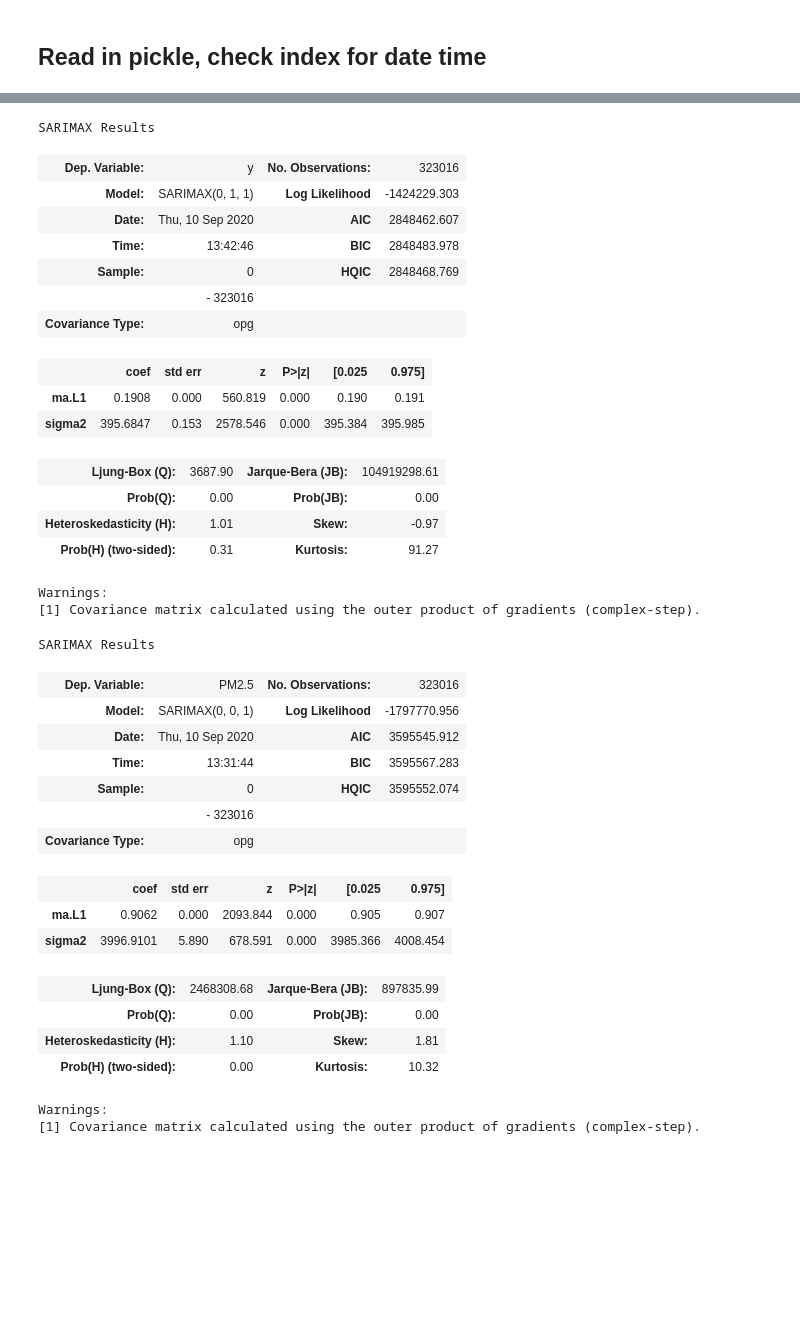
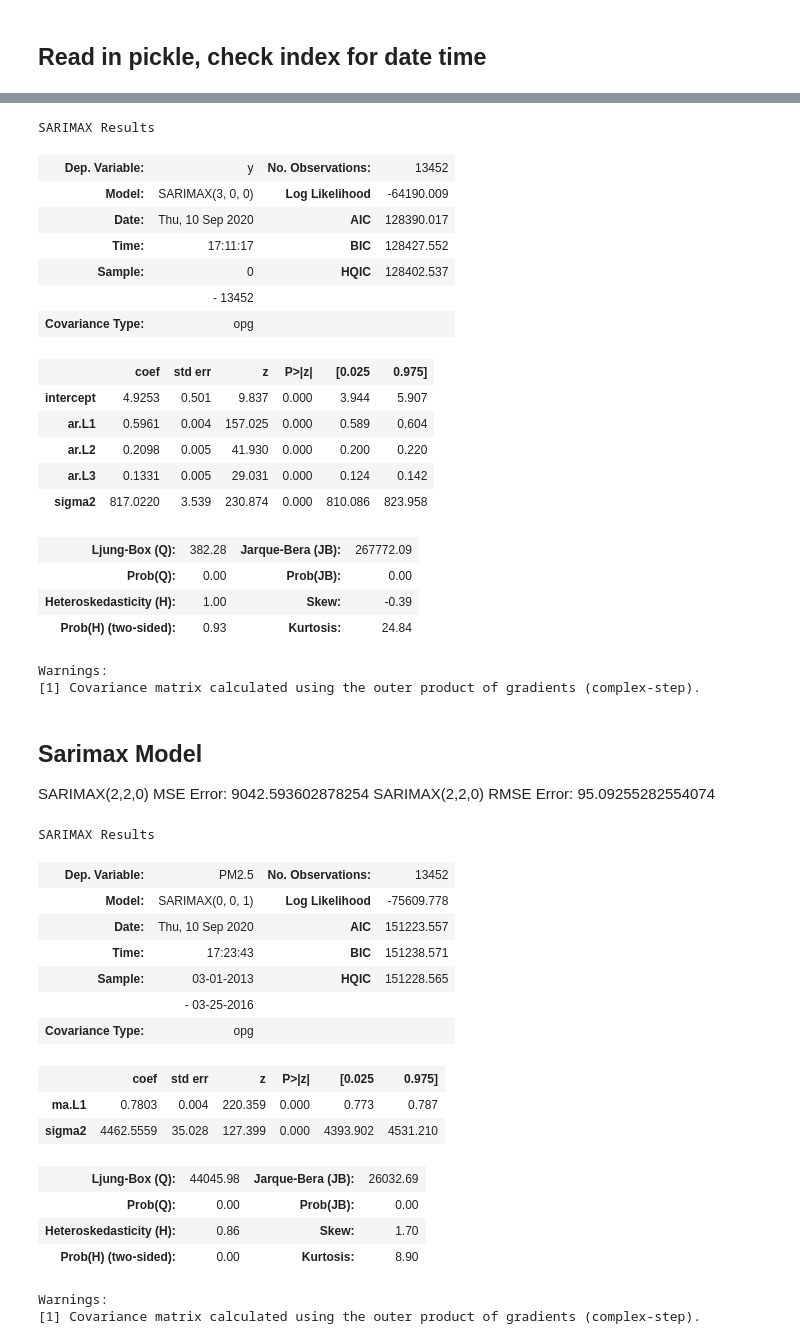
Before and after one commit to dolcikey/TimeSeriesForecasting_BeijingAirQuality, a Jupyter notebook: 003_Modeling.ipynb, the cells around one changed output, grey strips where cells are left out. Cells and saved outputs as stored; diff of their text form; code cells hidden in the pictures; blank space fills up the shorter version.

Commit message:
added Sarimax model

```diff
--- a/003_Modeling.ipynb
+++ b/003_Modeling.ipynb
@@ -62,7 +51,4 @@ DatetimeIndex(['2013-03-01 00:00:00', '2013-03-01 01:00:00',
 # %%
 train.index = pd.DatetimeIndex(train.index).to_period('D')
 test.index = pd.DatetimeIndex(test.index).to_period('D')
-# %%
-train = train.drop(columns=['station'], axis = 1)
-test = test.drop(columns=['station'], axis = 1)
 # %%
@@ -115,42 +134,50 @@ Performing stepwise search to minimize aic
 auto_arima(train['PM2.5'],seasonal=True).summary()
 # %% [output]
 SARIMAX Results
-| Dep. Variable: | y | No. Observations: | 323016 |
-| Model: | SARIMAX(0, 1, 1) | Log Likelihood | -1424229.303 |
-| Date: | Thu, 10 Sep 2020 | AIC | 2848462.607 |
-| Time: | 13:42:46 | BIC | 2848483.978 |
-| Sample: | 0 | HQIC | 2848468.769 |
-|  | - 323016 |  |  |
+| Dep. Variable: | y | No. Observations: | 13452 |
+| Model: | SARIMAX(3, 0, 0) | Log Likelihood | -64190.009 |
+| Date: | Thu, 10 Sep 2020 | AIC | 128390.017 |
+| Time: | 17:11:17 | BIC | 128427.552 |
+| Sample: | 0 | HQIC | 128402.537 |
+|  | - 13452 |  |  |
 | Covariance Type: | opg |  |  |
 |  | coef | std err | z | P>|z| | [0.025 | 0.975] |
-| ma.L1 | 0.1908 | 0.000 | 560.819 | 0.000 | 0.190 | 0.191 |
-| sigma2 | 395.6847 | 0.153 | 2578.546 | 0.000 | 395.384 | 395.985 |
+| intercept | 4.9253 | 0.501 | 9.837 | 0.000 | 3.944 | 5.907 |
+| ar.L1 | 0.5961 | 0.004 | 157.025 | 0.000 | 0.589 | 0.604 |
+| ar.L2 | 0.2098 | 0.005 | 41.930 | 0.000 | 0.200 | 0.220 |
+| ar.L3 | 0.1331 | 0.005 | 29.031 | 0.000 | 0.124 | 0.142 |
+| sigma2 | 817.0220 | 3.539 | 230.874 | 0.000 | 810.086 | 823.958 |
-| Ljung-Box (Q): | 3687.90 | Jarque-Bera (JB): | 104919298.61 |
+| Ljung-Box (Q): | 382.28 | Jarque-Bera (JB): | 267772.09 |
 | Prob(Q): | 0.00 | Prob(JB): | 0.00 |
-| Heteroskedasticity (H): | 1.01 | Skew: | -0.97 |
-| Prob(H) (two-sided): | 0.31 | Kurtosis: | 91.27 |
+| Heteroskedasticity (H): | 1.00 | Skew: | -0.39 |
+| Prob(H) (two-sided): | 0.93 | Kurtosis: | 24.84 |
 Warnings:
 [1] Covariance matrix calculated using the outer product of gradients (complex-step).
+# %% [markdown]
+## Sarimax Model
+
+SARIMAX(2,2,0) MSE Error:  9042.593602878254
+SARIMAX(2,2,0) RMSE Error:  95.09255282554074
 # %%
-model_PM = SARIMAX(train['PM2.5'],order=(0,0,1))
-results = model_PM.fit()
+model_SARIMAX = SARIMAX(train['PM2.5'],order=(0,0,1))
+results = model_SARIMAX.fit()
 results.summary()
 # %% [output]
 SARIMAX Results
-| Dep. Variable: | PM2.5 | No. Observations: | 323016 |
-| Model: | SARIMAX(0, 0, 1) | Log Likelihood | -1797770.956 |
-| Date: | Thu, 10 Sep 2020 | AIC | 3595545.912 |
-| Time: | 13:31:44 | BIC | 3595567.283 |
-| Sample: | 0 | HQIC | 3595552.074 |
-|  | - 323016 |  |  |
+| Dep. Variable: | PM2.5 | No. Observations: | 13452 |
+| Model: | SARIMAX(0, 0, 1) | Log Likelihood | -75609.778 |
+| Date: | Thu, 10 Sep 2020 | AIC | 151223.557 |
+| Time: | 17:23:43 | BIC | 151238.571 |
+| Sample: | 03-01-2013 | HQIC | 151228.565 |
+|  | - 03-25-2016 |  |  |
 | Covariance Type: | opg |  |  |
 |  | coef | std err | z | P>|z| | [0.025 | 0.975] |
-| ma.L1 | 0.9062 | 0.000 | 2093.844 | 0.000 | 0.905 | 0.907 |
-| sigma2 | 3996.9101 | 5.890 | 678.591 | 0.000 | 3985.366 | 4008.454 |
+| ma.L1 | 0.7803 | 0.004 | 220.359 | 0.000 | 0.773 | 0.787 |
+| sigma2 | 4462.5559 | 35.028 | 127.399 | 0.000 | 4393.902 | 4531.210 |
-| Ljung-Box (Q): | 2468308.68 | Jarque-Bera (JB): | 897835.99 |
+| Ljung-Box (Q): | 44045.98 | Jarque-Bera (JB): | 26032.69 |
 | Prob(Q): | 0.00 | Prob(JB): | 0.00 |
-| Heteroskedasticity (H): | 1.10 | Skew: | 1.81 |
-| Prob(H) (two-sided): | 0.00 | Kurtosis: | 10.32 |
+| Heteroskedasticity (H): | 0.86 | Skew: | 1.70 |
+| Prob(H) (two-sided): | 0.00 | Kurtosis: | 8.90 |
 Warnings:
 [1] Covariance matrix calculated using the outer product of gradients (complex-step).
 # %%
```
Also changed, not shown: parts of 13 cells of this notebook, 3 other files.
